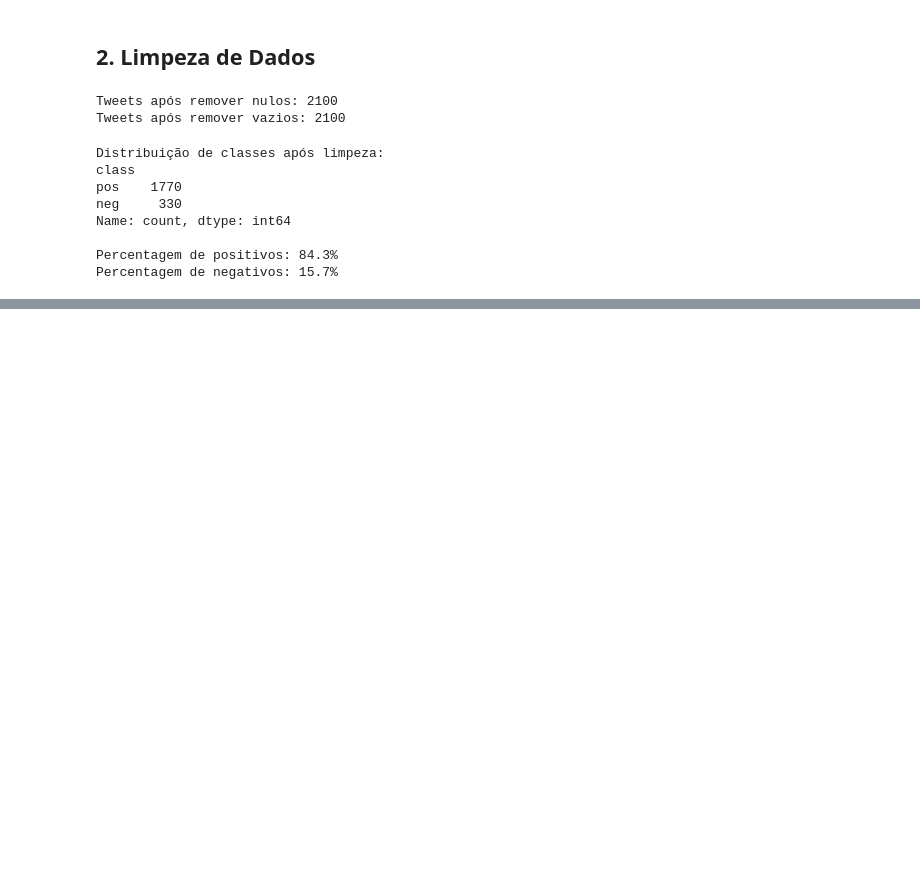
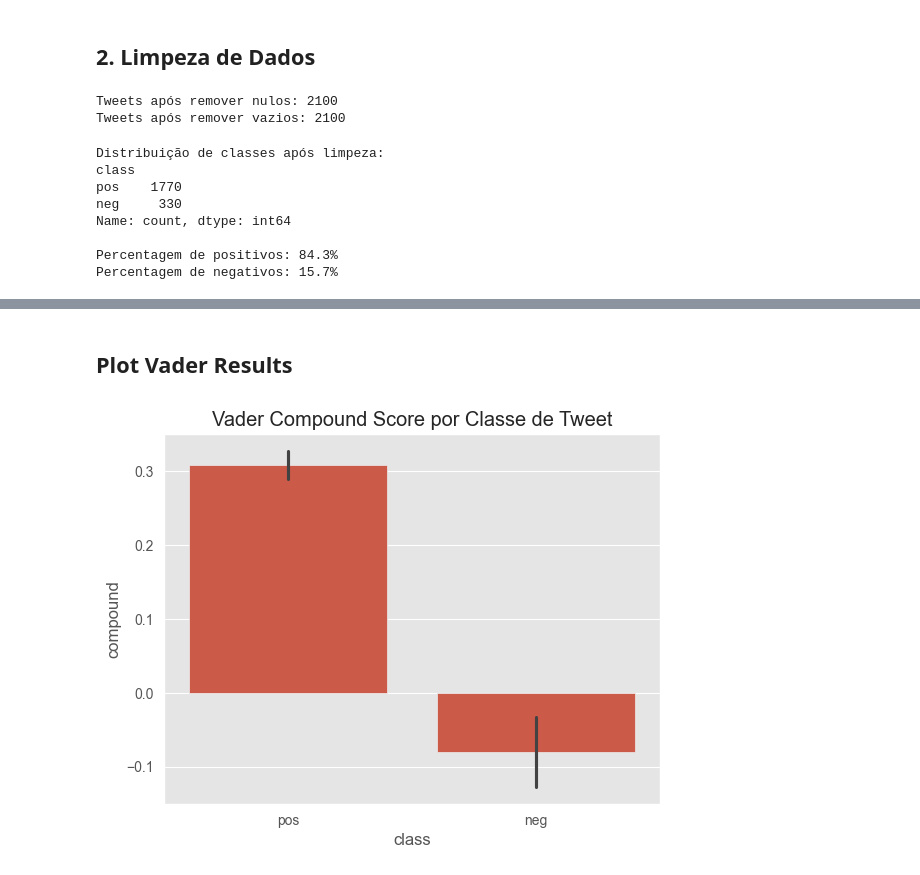
Before and after one commit to fernandorocha23/text_mining, a Jupyter notebook: project/Léxicos e Regras.ipynb, the cells around one changed output, grey strips where cells are left out. Cells and saved outputs as stored; diff of their text form; code cells hidden in the pictures; blank space fills up the shorter version.

```diff
--- a/project/Léxicos e Regras.ipynb
+++ b/project/Léxicos e Regras.ipynb
@@ -195,3 +194,9 @@ def limpar_para_textblob(text):
     tokens = [lemmatizer.lemmatize(w) for w in tokens if w not in stop_words and len(w) > 2]
 
     return ' '.join(tokens)
+# %%
+from nltk.sentiment import SentimentIntensityAnalyzer
+nltk.download('vader_lexicon')
+from tqdm import tqdm
+
+sia = SentimentIntensityAnalyzer()
@@ -197,0 +207,12 @@ def limpar_para_textblob(text):
+# %%
+res = {}
+for i, row in tqdm(df_clean.iterrows(), total=len(df_clean)):
+    text = row['text']
+    myid = i + 1
+    res[myid] = sia.polarity_scores(text)
+# %%
+vaders = pd.DataFrame(res).T
+vaders = vaders.reset_index().rename(columns={'index': 'id'})
+
+df_clean = df_clean.reset_index(drop=True)
+vaders = pd.concat([df_clean, vaders], axis=1)
@@ -197,0 +236,8 @@ def limpar_para_textblob(text):
+# %% [markdown]
+## Plot Vader Results
+# %%
+ax = sns.barplot(data=vaders, x='class', y='compound')
+ax.set_title("Vader Compound Score por Classe de Tweet")
+plt.show()
+# %% [output]
+[figure, added]
```
Also changed, not shown: parts of 5 cells of this notebook.
